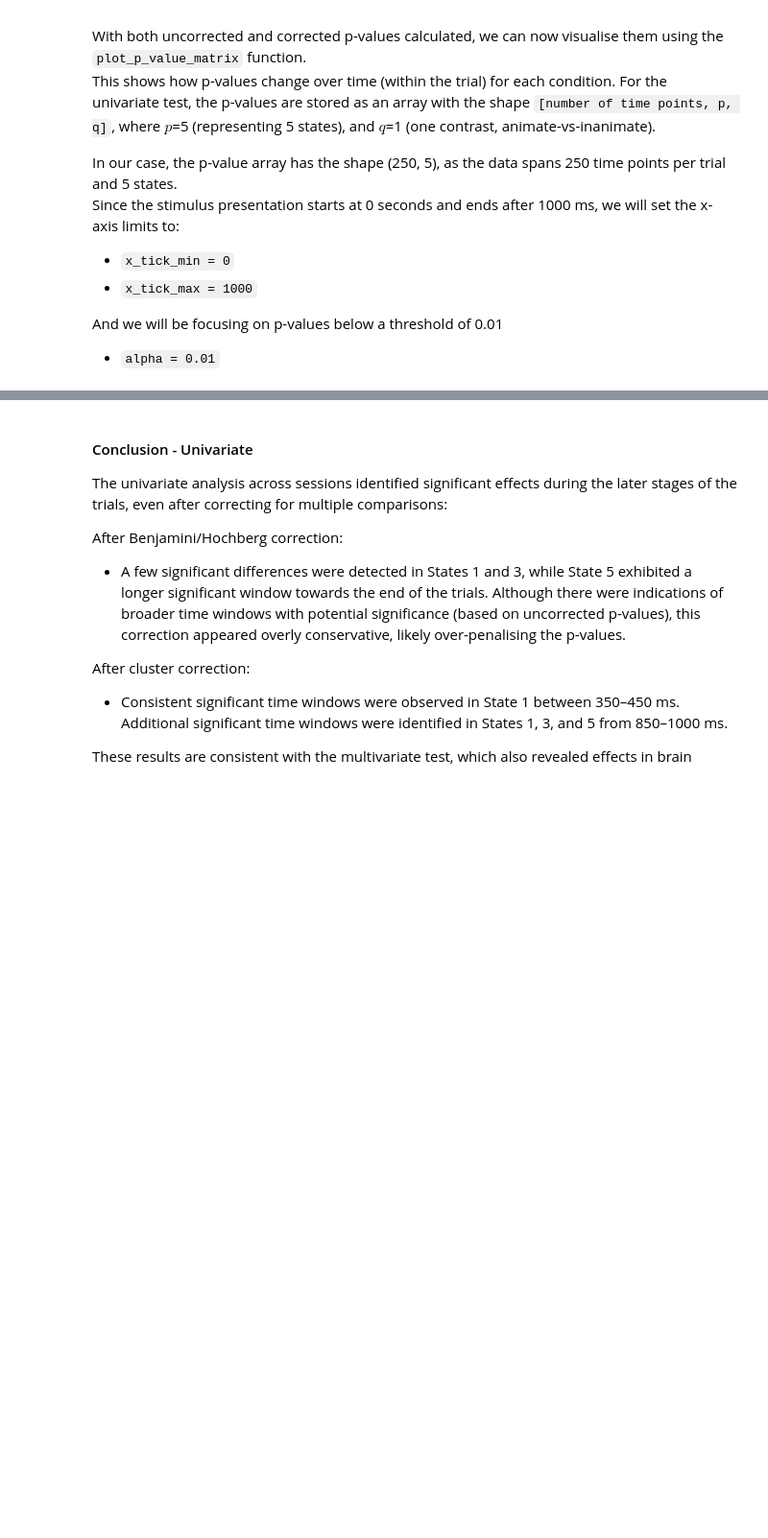
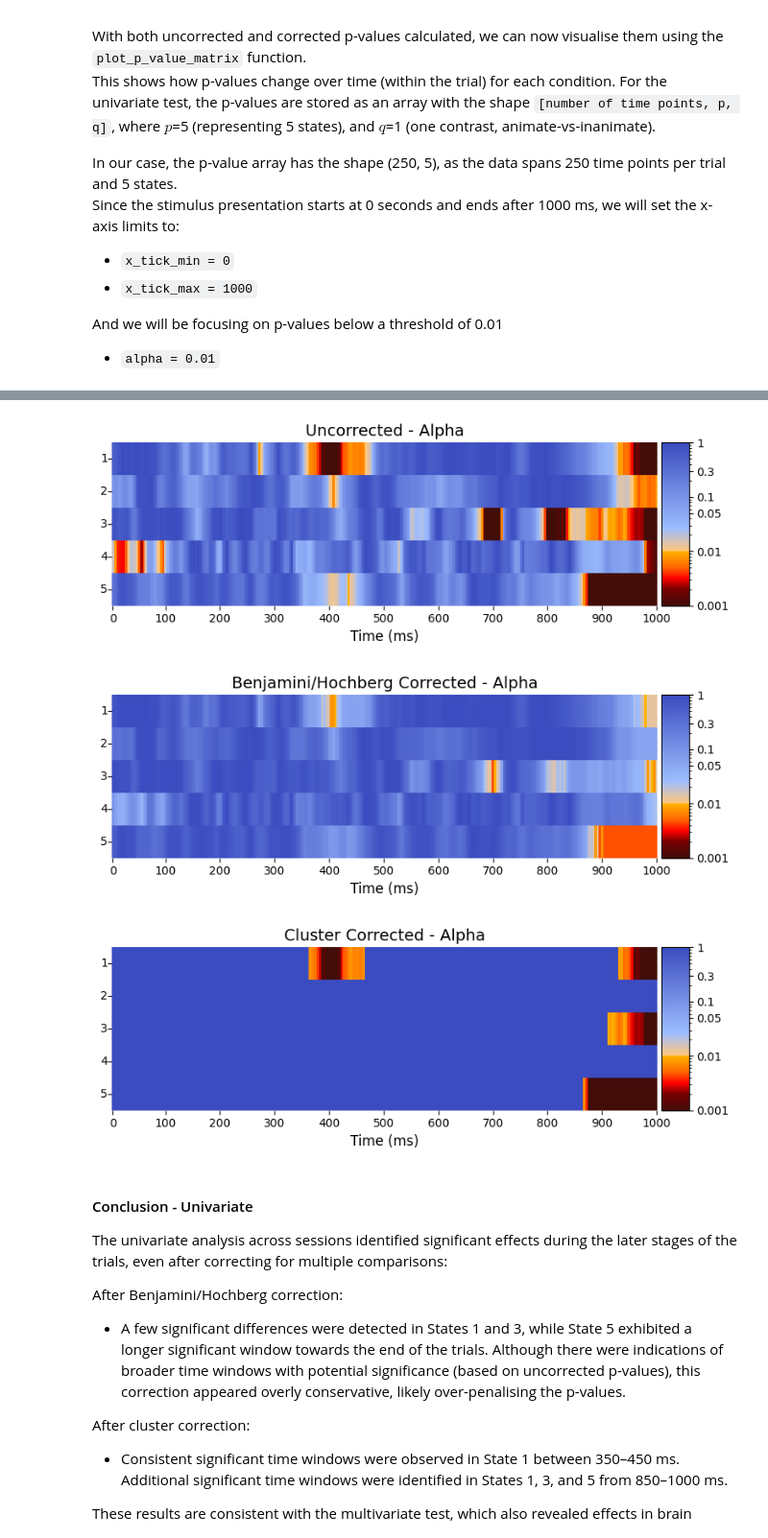
Before and after one commit to Nick7900/glhmm_protocols, a Jupyter notebook: Procedures/Procedure_3_Across_session_testing.ipynb, the cells around one changed output, grey strips where cells are left out. Shown at 96% size. Saved outputs shown, nothing was run; the diff lists cells and outputs as text; code cells hidden in the pictures; blank space fills up the shorter version.

```diff
--- a/Procedures/Procedure_3_Across_session_testing.ipynb
+++ b/Procedures/Procedure_3_Across_session_testing.ipynb
@@ -663,4 +670,56 @@ graphics.plot_p_value_matrix(
 [figure]
+# %%
+# Set up parameters
+figsize = (8, 3)  # Adjust figure size to accommodate multiple subplots
+xlabel = "Time (ms)"
+x_tick_min = 0
+x_tick_max = 1000
+num_x_ticks = 11
+alpha = 0.01
+
+
+# Plot uncorrected p-values
+graphics.plot_p_value_matrix(
+    results_univariate["pval"].T,
+    title_text=f"Uncorrected - {band_name.capitalize()}",
+    figsize =figsize,
+    xlabel=xlabel,
+    x_tick_min=x_tick_min,
+    x_tick_max=x_tick_max,
+    num_x_ticks=num_x_ticks,
+    alpha = alpha,
+    save_path= PATH_FIGURES / "3_uni_uncorrected.pdf"
+)
+
+# Plot Benjamini/Hochberg corrected p-values
+graphics.plot_p_value_matrix(
+    pval_fdr_bh.T,
+    title_text=f"Benjamini/Hochberg Corrected - {band_name.capitalize()}",
+    figsize =figsize,
+    xlabel=xlabel,
+    x_tick_min=x_tick_min,
+    x_tick_max=x_tick_max,
+    num_x_ticks=num_x_ticks,
+    alpha=alpha,
+    save_path= PATH_FIGURES / "3_uni_fdr_bh.pdf"
+)
+
+# Plot cluster-based corrected p-values
+graphics.plot_p_value_matrix(
+    pval_cluster.T,
+    title_text=f"Cluster Corrected - {band_name.capitalize()}",
+    figsize =figsize,
+    xlabel=xlabel,
+    x_tick_min=x_tick_min,
+    x_tick_max=x_tick_max,
+    num_x_ticks=num_x_ticks,
+    alpha=alpha,
+    save_path= PATH_FIGURES / "3_uni_cluster.pdf"
+)
+# %% [output]
+[figure, added]
+[figure, added]
+[figure, added]
 # %% [markdown]
 #### Conclusion - Univariate
 The univariate analysis across sessions identified significant effects during the later stages of the trials, even after correcting for multiple comparisons:
```
Also changed, not shown: parts of 8 cells of this notebook, 3 other files.
